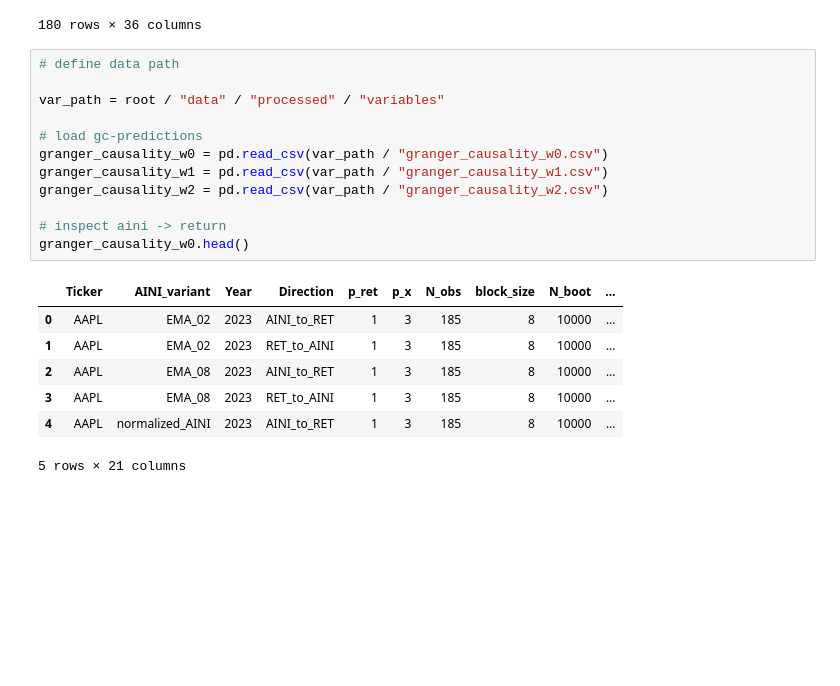
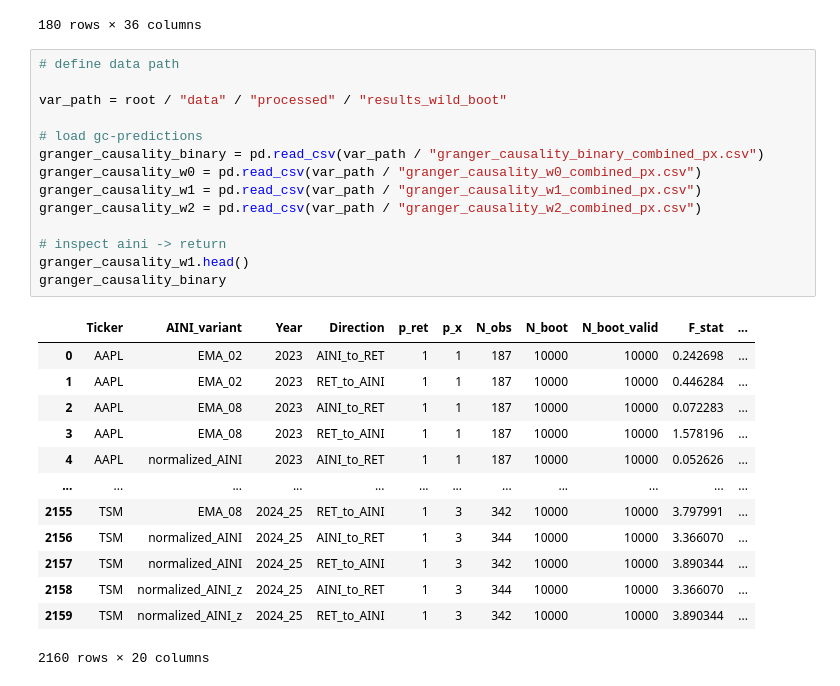
Before and after one commit to LarsIX/narrative_index, a Jupyter notebook: notebooks/subset_for_latex.ipynb, the cells around one changed output. Saved outputs shown, nothing was run; the diff lists cells and outputs as text; blank space fills up the shorter version.

```diff
--- a/notebooks/subset_for_latex.ipynb
+++ b/notebooks/subset_for_latex.ipynb
@@ -32,23 +32,31 @@ ols
 # %%
 # define data path
 
-var_path = root / "data" / "processed" / "variables"
+var_path = root / "data" / "processed" / "results_wild_boot"
 
 # load gc-predictions
-granger_causality_w0 = pd.read_csv(var_path / "granger_causality_w0.csv")
-granger_causality_w1 = pd.read_csv(var_path / "granger_causality_w1.csv")
-granger_causality_w2 = pd.read_csv(var_path / "granger_causality_w2.csv")
+granger_causality_binary = pd.read_csv(var_path / "granger_causality_binary_combined_px.csv")
+granger_causality_w0 = pd.read_csv(var_path / "granger_causality_w0_combined_px.csv")
+granger_causality_w1 = pd.read_csv(var_path / "granger_causality_w1_combined_px.csv")
+granger_causality_w2 = pd.read_csv(var_path / "granger_causality_w2_combined_px.csv")
 
 # inspect aini -> return
-granger_causality_w0.head()
+granger_causality_w1.head()
+granger_causality_binary
 # %% [output]
-|  | Ticker | AINI_variant | Year | Direction | p_ret | p_x | N_obs | block_size | N_boot | ... |
-| 0 | AAPL | EMA_02 | 2023 | AINI_to_RET | 1 | 3 | 185 | 8 | 10000 | ... |
-| 1 | AAPL | EMA_02 | 2023 | RET_to_AINI | 1 | 3 | 185 | 8 | 10000 | ... |
-| 2 | AAPL | EMA_08 | 2023 | AINI_to_RET | 1 | 3 | 185 | 8 | 10000 | ... |
-| 3 | AAPL | EMA_08 | 2023 | RET_to_AINI | 1 | 3 | 185 | 8 | 10000 | ... |
-| 4 | AAPL | normalized_AINI | 2023 | AINI_to_RET | 1 | 3 | 185 | 8 | 10000 | ... |
+|  | Ticker | AINI_variant | Year | Direction | p_ret | p_x | N_obs | N_boot | N_boot_valid | F_stat | ... |
+| 0 | AAPL | EMA_02 | 2023 | AINI_to_RET | 1 | 1 | 187 | 10000 | 10000 | 0.242698 | ... |
+| 1 | AAPL | EMA_02 | 2023 | RET_to_AINI | 1 | 1 | 187 | 10000 | 10000 | 0.446284 | ... |
+| 2 | AAPL | EMA_08 | 2023 | AINI_to_RET | 1 | 1 | 187 | 10000 | 10000 | 0.072283 | ... |
+| 3 | AAPL | EMA_08 | 2023 | RET_to_AINI | 1 | 1 | 187 | 10000 | 10000 | 1.578196 | ... |
+| 4 | AAPL | normalized_AINI | 2023 | AINI_to_RET | 1 | 1 | 187 | 10000 | 10000 | 0.052626 | ... |
+| ... | ... | ... | ... | ... | ... | ... | ... | ... | ... | ... | ... |
+| 2155 | TSM | EMA_08 | 2024_25 | RET_to_AINI | 1 | 3 | 342 | 10000 | 10000 | 3.797991 | ... |
+| 2156 | TSM | normalized_AINI | 2024_25 | AINI_to_RET | 1 | 3 | 344 | 10000 | 10000 | 3.366070 | ... |
+| 2157 | TSM | normalized_AINI | 2024_25 | RET_to_AINI | 1 | 3 | 342 | 10000 | 10000 | 3.890344 | ... |
+| 2158 | TSM | normalized_AINI_z | 2024_25 | AINI_to_RET | 1 | 3 | 344 | 10000 | 10000 | 3.366070 | ... |
+| 2159 | TSM | normalized_AINI_z | 2024_25 | RET_to_AINI | 1 | 3 | 342 | 10000 | 10000 | 3.890344 | ... |
-5 rows × 21 columns
+2160 rows × 20 columns
 # %%
 # subset for p =< 0.1
 alpha = 0.1
```
Also changed, not shown: parts of 9 cells of this notebook, 11 other files.
